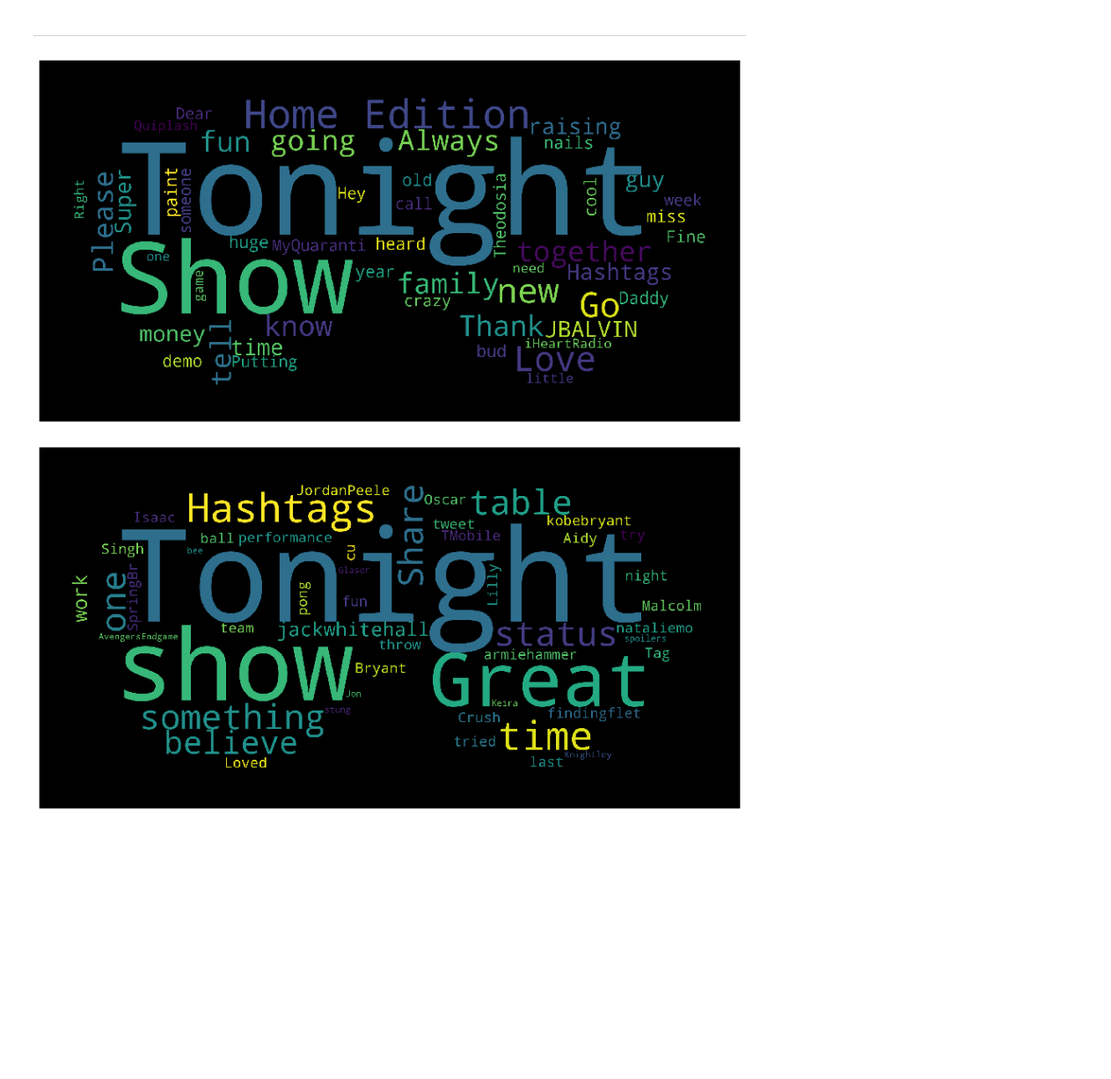
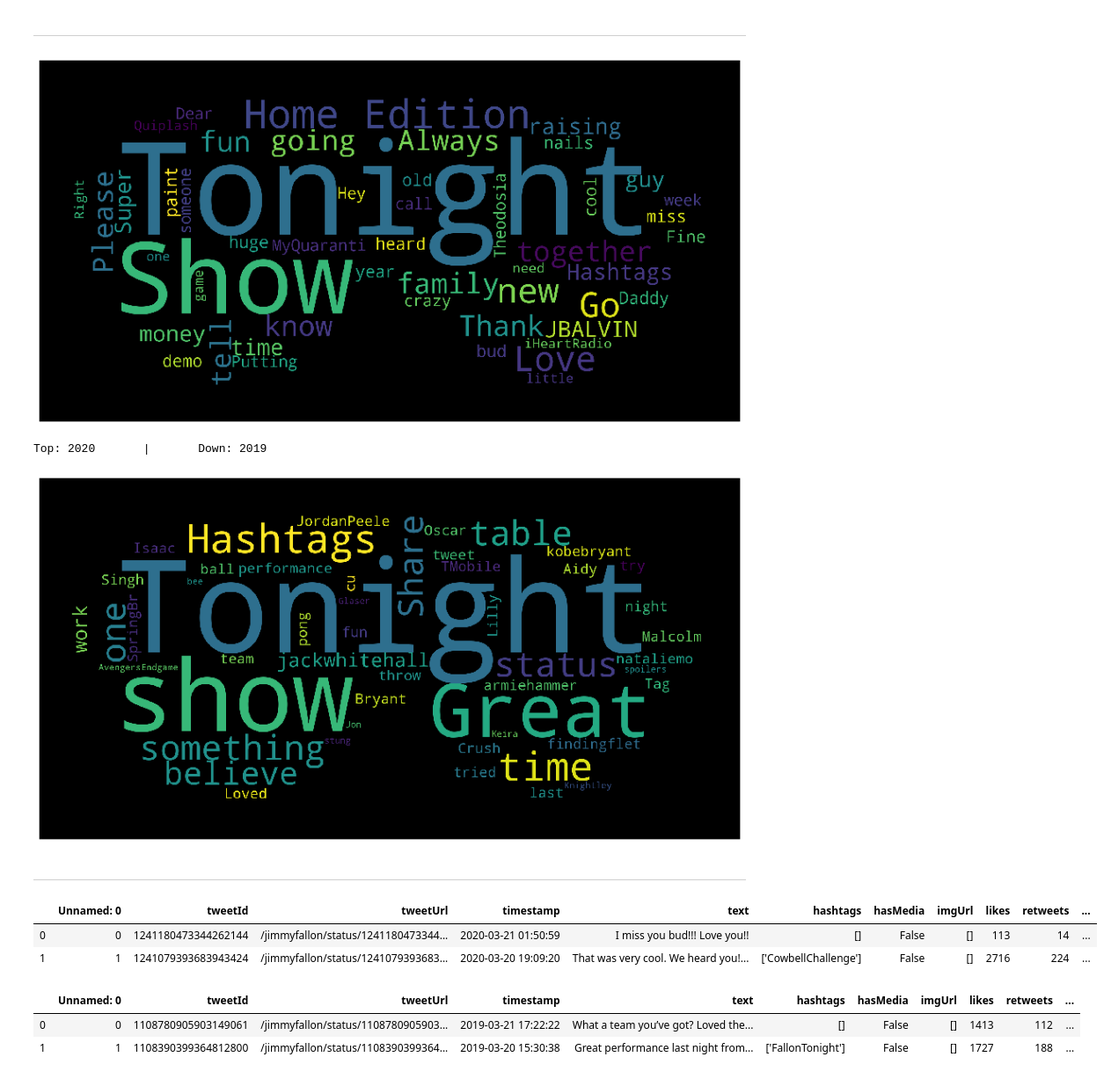
Before and after one commit to SamLevinSE/tweet_analyzer_Python_NLP, a Jupyter notebook: tweets_analysing_nlp.ipynb, the cells around one changed output. Shown at 88% size. Cells and saved outputs as stored; diff of their text form; code cells hidden in the pictures; blank space fills up the shorter version.

```diff
--- a/tweets_analysing_nlp.ipynb
+++ b/tweets_analysing_nlp.ipynb
@@ -31,7 +32,25 @@ _stop_words = ['com', 'ha', 'AJ', 'nPing', 'end', 'gla', 'Na', 'https', 'scr', '
 _mask_image = np.array(Image.open('mask.png'))
 
 create_wordcloud(data_20['text'], mask=_mask_image, stop_words=_stop_words)
+print('Top: 2020\t|\tDown: 2019')
 create_wordcloud(data_19['text'], mask=_mask_image, stop_words=_stop_words)
 # %% [output]
 [figure]
+Top: 2020       |       Down: 2019
 [figure]
+# %% [markdown]
+---
+# %%
+data_20['Positivity'] = data_20.text.apply(tweets_sentiment_analysis)
+data_20.head(2)
+# %% [output]
+|  | Unnamed: 0 | tweetId | tweetUrl | timestamp | text | hashtags | hasMedia | imgUrl | likes | retweets | ... |
+| 0 | 0 | 1241180473344262144 | /jimmyfallon/status/1241180473344... | 2020-03-21 01:50:59 | I miss you bud!!! Love you!! | [] | False | [] | 113 | 14 | ... |
+| 1 | 1 | 1241079393683943424 | /jimmyfallon/status/1241079393683... | 2020-03-20 19:09:20 | That was very cool. We heard you!... | ['CowbellChallenge'] | False | [] | 2716 | 224 | ... |
+# %%
+data_19['Positivity'] = data_19.text.apply(tweets_sentiment_analysis)
+data_19.head(2)
+# %% [output]
+|  | Unnamed: 0 | tweetId | tweetUrl | timestamp | text | hashtags | hasMedia | imgUrl | likes | retweets | ... |
+| 0 | 0 | 1108780905903149061 | /jimmyfallon/status/1108780905903... | 2019-03-21 17:22:22 | What a team you’ve got? Loved the... | [] | False | [] | 1413 | 112 | ... |
+| 1 | 1 | 1108390399364812800 | /jimmyfallon/status/1108390399364... | 2019-03-20 15:30:38 | Great performance last night from... | ['FallonTonight'] | False | [] | 1727 | 188 | ... |
```
Also changed, not shown: parts of 9 cells of this notebook, 1 other file.
